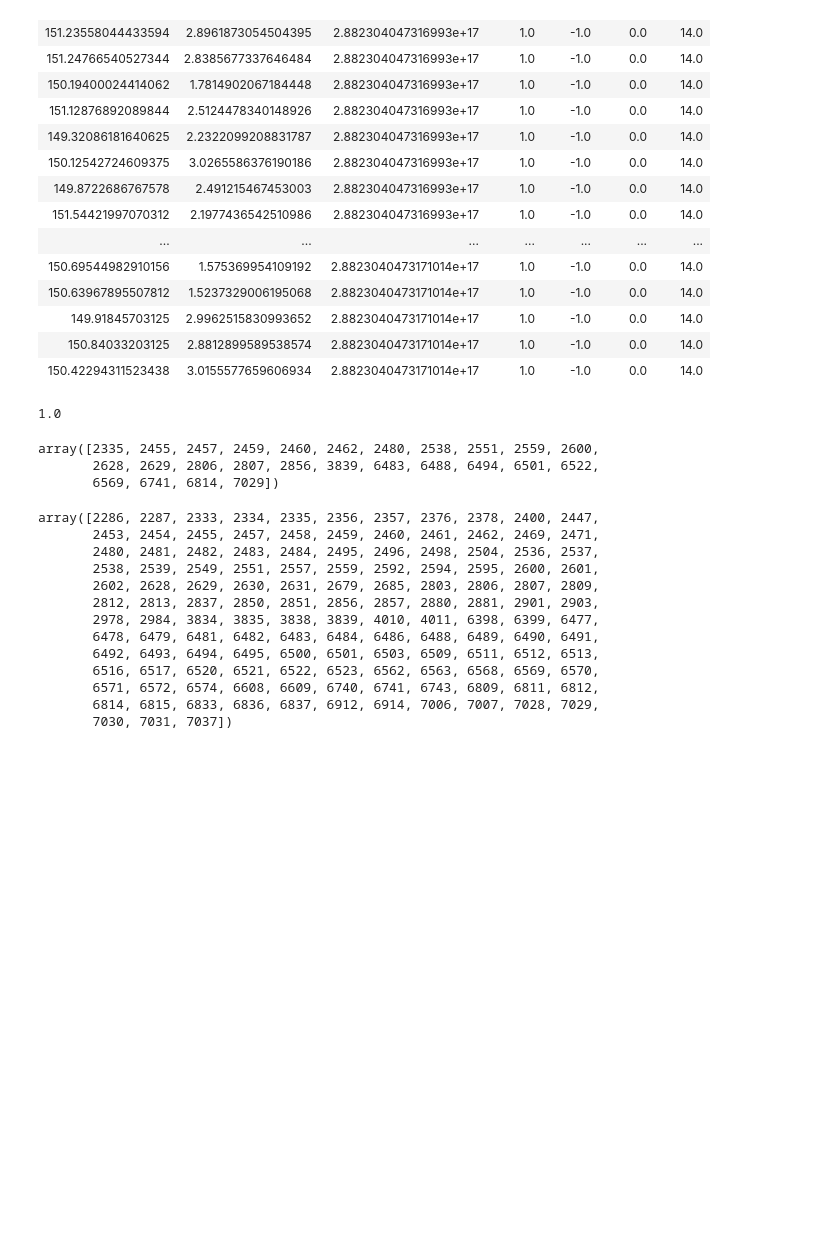
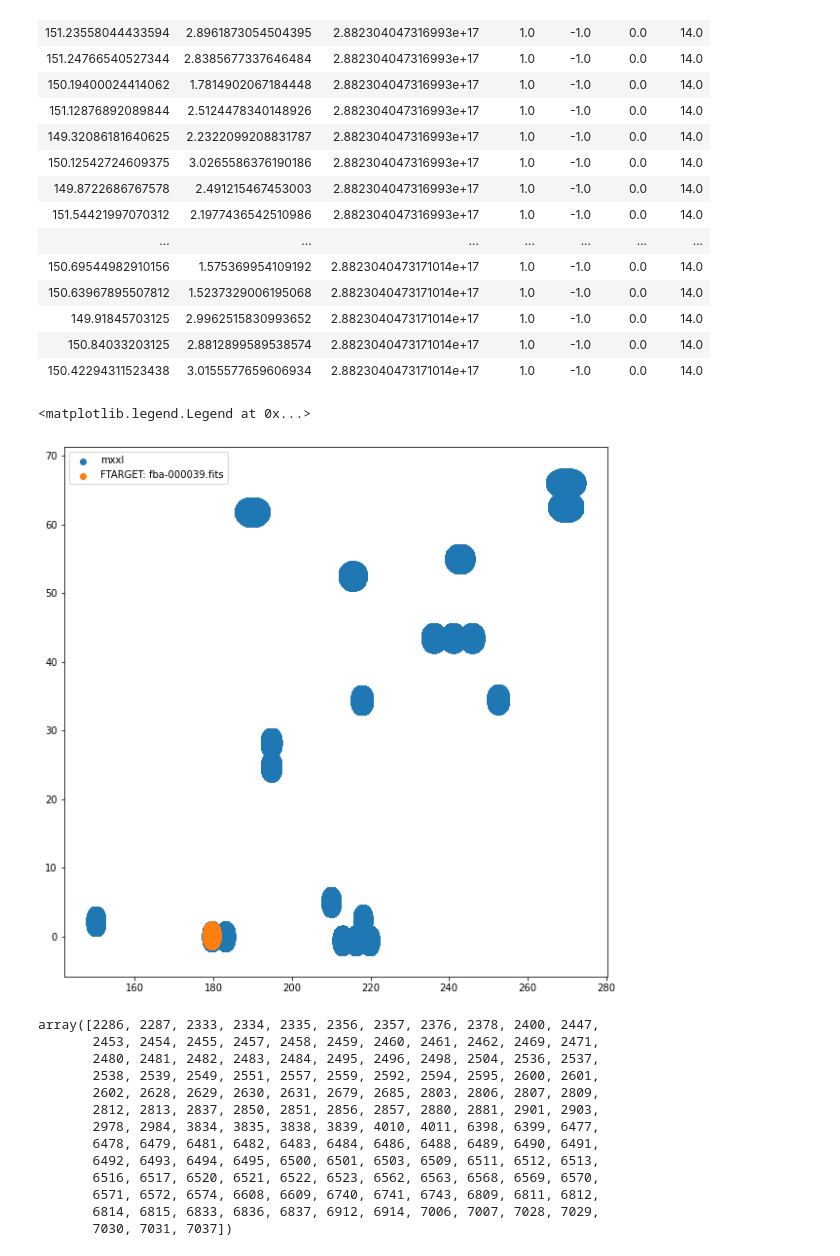
Before and after one commit to leahbigwood/S4Mock, a Jupyter notebook: mock_fatile_work.ipynb, the cells around one changed output. Cells and saved outputs as stored; diff of their text form; code cells hidden in the pictures; blank space fills up the shorter version.

```diff
--- a/mock_fatile_work.ipynb
+++ b/mock_fatile_work.ipynb
@@ -140,8 +163,3 @@ Table length=1516
 | 149.91845703125 | 2.9962515830993652 | 2.8823040473171014e+17 | 1.0 | -1.0 | 0.0 | 14.0 |
 | 150.84033203125 | 2.8812899589538574 | 2.8823040473171014e+17 | 1.0 | -1.0 | 0.0 | 14.0 |
 | 150.42294311523438 | 3.0155577659606934 | 2.8823040473171014e+17 | 1.0 | -1.0 | 0.0 | 14.0 |
-# %%
-#target files and ledger are all good
-np.mean(np.in1d(targs['TARGETID'],ledger['TARGETID']))
-# %% [output]
-1.0
@@ -152,13 +166,3 @@ pixarea2nside(7.)
-# %%
-#sv3 hp we should have if nside =32
-import geometry
-tiles = S4Mock_io.read_sv3tiles()
-x =geometry.radec2pix(tiles, nside=32, unique=True)
-x.data
-# %% [output]
-array([2335, 2455, 2457, 2459, 2460, 2462, 2480, 2538, 2551, 2559, 2600,
-       2628, 2629, 2806, 2807, 2856, 3839, 6483, 6488, 6494, 6501, 6522,
-       6569, 6741, 6814, 7029])
 # %%
 from desimodel.footprint import is_point_in_desi, tiles2pix
 from desitarget.geomask import pixarea2nside
@@ -180,4 +184,13 @@ targets = targets[ii]
 #now get pixlist in nside=32
 pix32 = geometry.radec2pix(targets,nside=32)
 targets['HPX']=pix32
+# %%
+#compare whole mxxl and a particular fba file
+plt.figure(figsize=(10,10))
+plt.scatter(targets['RA'],targets['DEC'],label='mxxl')
+plt.scatter(ftargs['TARGET_RA'],ftargs['TARGET_DEC'],label= 'FTARGET: fba-000039.fits')
+plt.legend()
+# %% [output]
+<matplotlib.legend.Legend at 0x...>
+[figure, added]
 # %%
```
Also changed, not shown: parts of 23 cells of this notebook, 2 other files.
